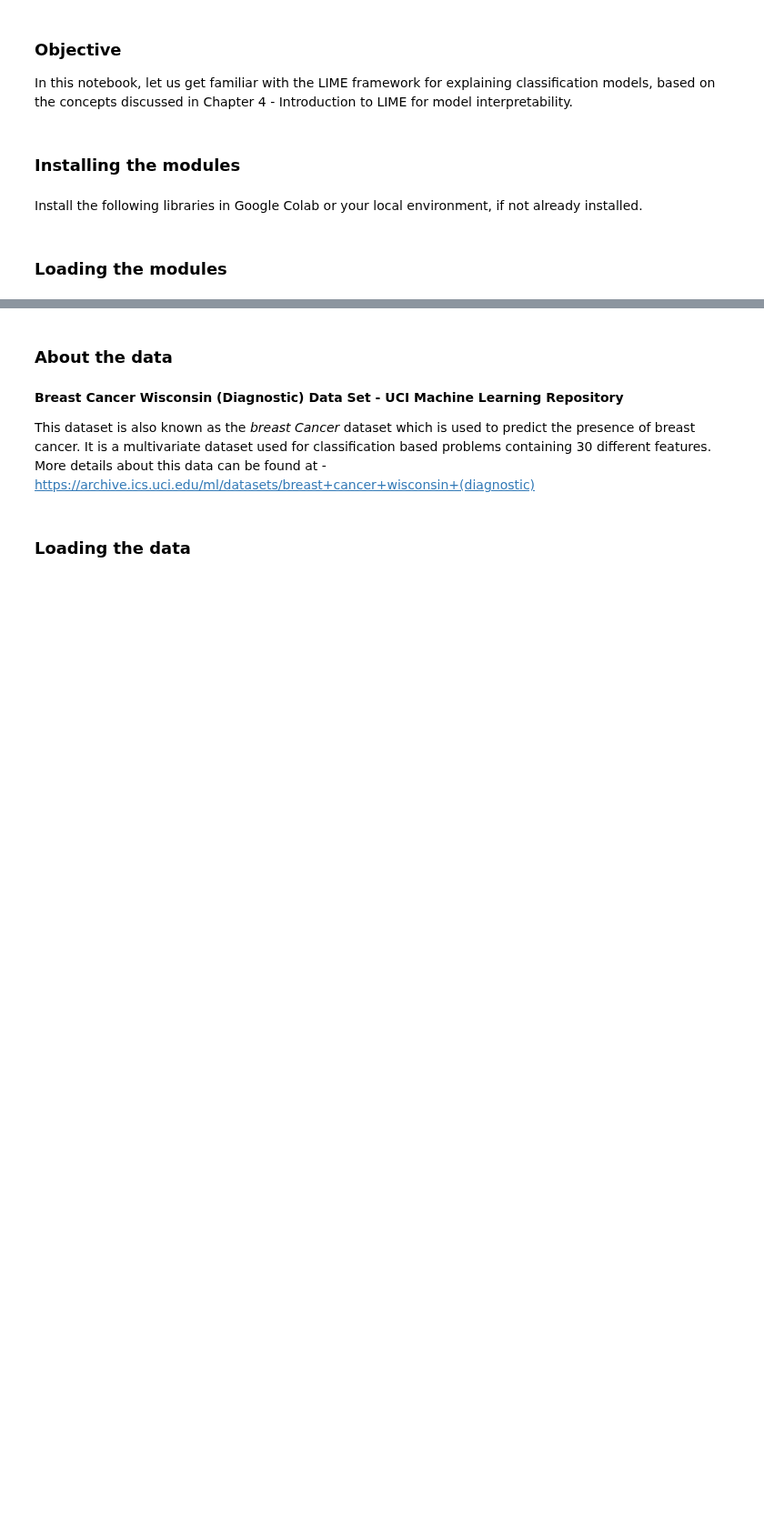
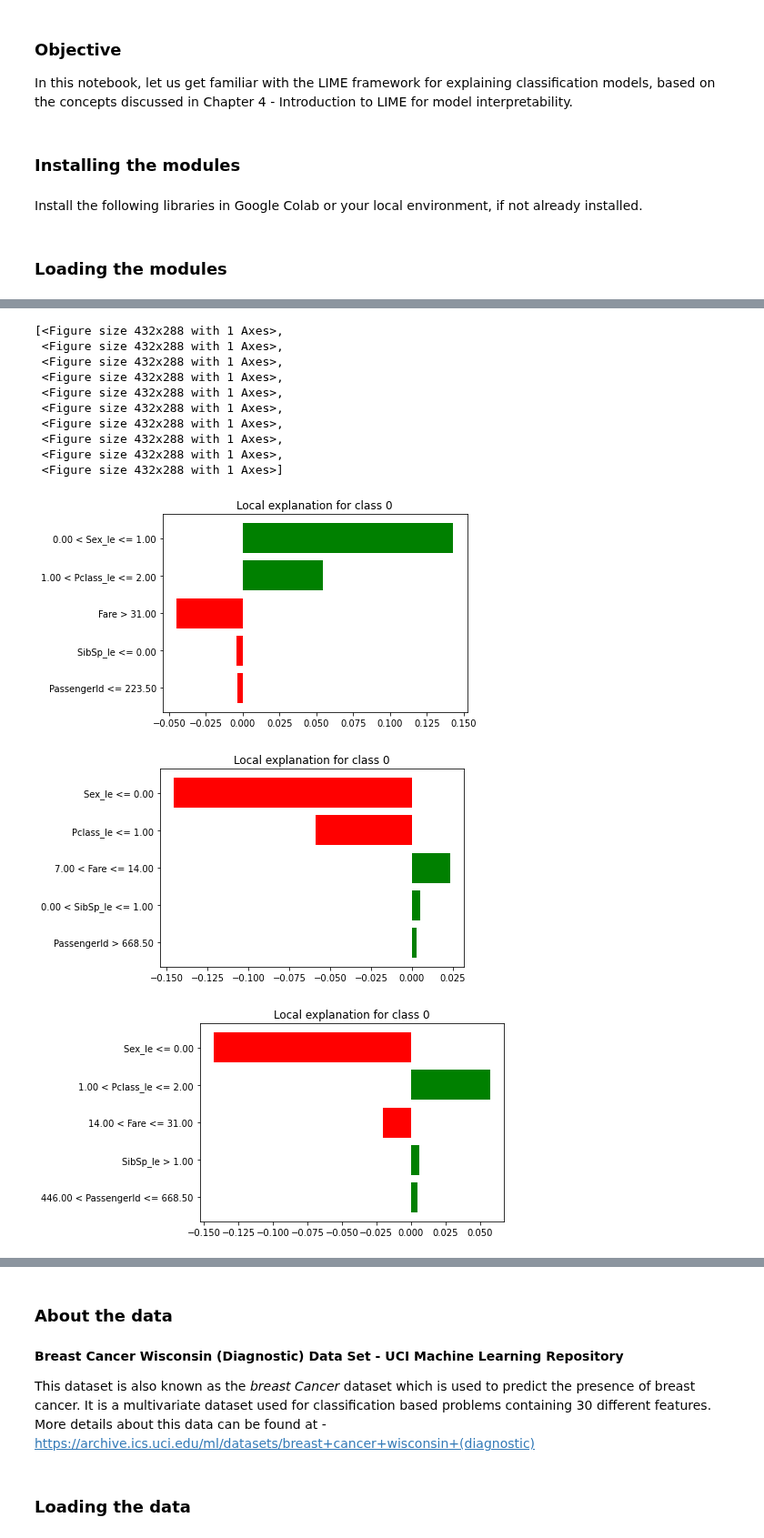
Before and after one commit to PacktPublishing/Applied-Machine-Learning-Explainability-Techniques, a Jupyter notebook: Chapter04/Intro_to_LIME.ipynb, the cells around one changed output, grey strips where cells are left out. Shown at 91% size. Saved outputs shown, nothing was run; the diff lists cells and outputs as text; code cells hidden in the pictures; blank space fills up the shorter version.

```diff
--- a/Chapter04/Intro_to_LIME.ipynb
+++ b/Chapter04/Intro_to_LIME.ipynb
@@ -108,3 +117,19 @@ sp_obj = submodular_pick.SubmodularPick(explainer, df_titanic[model.feature_name
 prob, num_features=5,num_exps_desired=10)
 
 [exp.as_pyplot_figure(label=1) for exp in sp_obj.sp_explanations]
+# %%
+[exp.as_pyplot_figure(label=exp.available_labels()[0]) for exp in sp_obj.sp_explanations]
+# %% [output]
+[<Figure size 432x288 with 1 Axes>,
+ <Figure size 432x288 with 1 Axes>,
+ <Figure size 432x288 with 1 Axes>,
+ <Figure size 432x288 with 1 Axes>,
+ <Figure size 432x288 with 1 Axes>,
+ <Figure size 432x288 with 1 Axes>,
+ <Figure size 432x288 with 1 Axes>,
+ <Figure size 432x288 with 1 Axes>,
+ <Figure size 432x288 with 1 Axes>,
+ <Figure size 432x288 with 1 Axes>]
+[figure, added]
+[figure, added]
+[figure, added]
```
Also changed, not shown: parts of 3 cells of this notebook.
